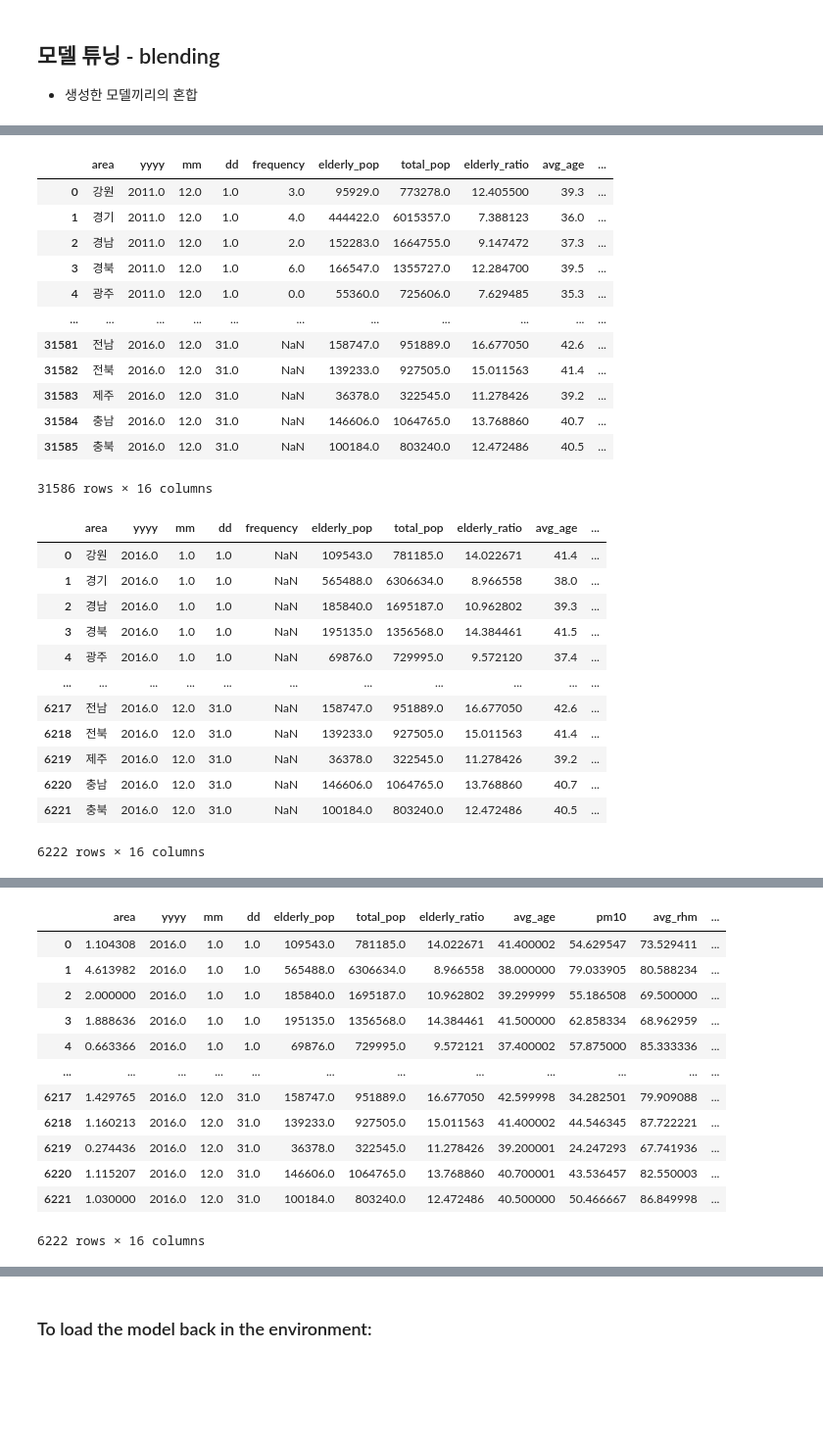
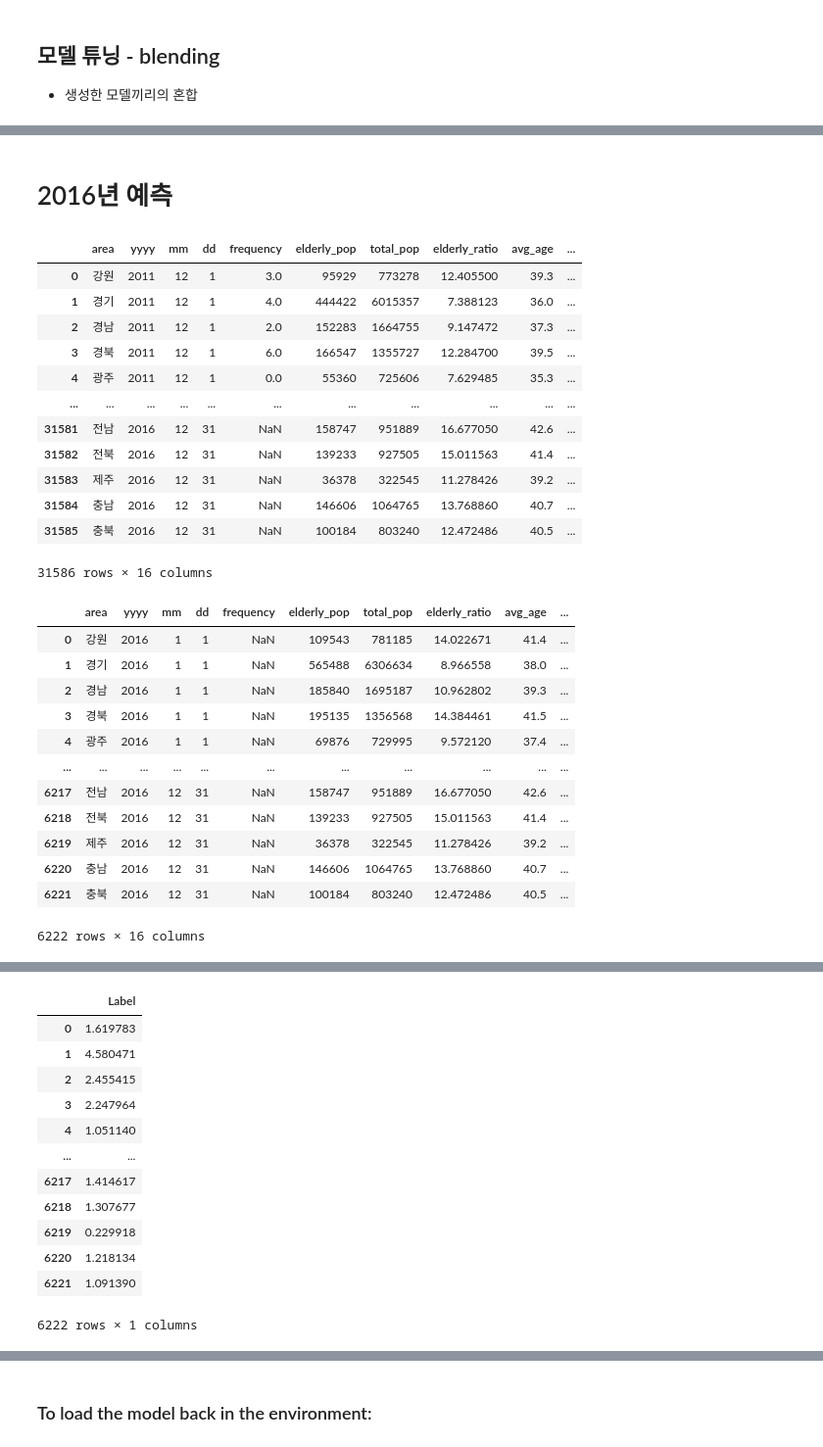
Before and after one commit to leech2193/weather_hospital_sowhat, a Jupyter notebook: 20220727_pycaret_studying_changhun.ipynb, the cells around one changed output, grey strips where cells are left out. Shown at 98% size. Drawn from its saved outputs; the diff is of its cells as text; code cells hidden in the pictures; blank space fills up the shorter version.

```diff
--- a/20220727_pycaret_studying_changhun.ipynb
+++ b/20220727_pycaret_studying_changhun.ipynb
@@ -287,38 +203,40 @@ dataset2
+# %% [markdown]
+# 2016년 예측
 # %%
-dataset3 = pd.read_csv('./hospital_male_0726_test.csv', encoding='cp949')
-dataset3.drop(columns=['Unnamed: 0.1', 'Unnamed: 0'], inplace=True)
+dataset3 = pd.read_csv('./hospital_male_0726_test.csv', encoding='cp949') #이 csv 파일은 2016년 데이터까지 포함한 것
+dataset3.drop(columns=['Unnamed: 0'], inplace=True)
 dataset3 = dataset3[['area','yyyy','mm','dd','frequency','elderly_pop','total_pop','elderly_ratio','avg_age','pm10','avg_rhm','rhm_min_avg_dif','avg_ta','min_max_Ta','avg_ps','min_max_ps']]
 dataset3
 # %% [output]
 |  | area | yyyy | mm | dd | frequency | elderly_pop | total_pop | elderly_ratio | avg_age | ... |
-| 0 | 강원 | 2011.0 | 12.0 | 1.0 | 3.0 | 95929.0 | 773278.0 | 12.405500 | 39.3 | ... |
-| 1 | 경기 | 2011.0 | 12.0 | 1.0 | 4.0 | 444422.0 | 6015357.0 | 7.388123 | 36.0 | ... |
-| 2 | 경남 | 2011.0 | 12.0 | 1.0 | 2.0 | 152283.0 | 1664755.0 | 9.147472 | 37.3 | ... |
-| 3 | 경북 | 2011.0 | 12.0 | 1.0 | 6.0 | 166547.0 | 1355727.0 | 12.284700 | 39.5 | ... |
-| 4 | 광주 | 2011.0 | 12.0 | 1.0 | 0.0 | 55360.0 | 725606.0 | 7.629485 | 35.3 | ... |
+| 0 | 강원 | 2011 | 12 | 1 | 3.0 | 95929 | 773278 | 12.405500 | 39.3 | ... |
+| 1 | 경기 | 2011 | 12 | 1 | 4.0 | 444422 | 6015357 | 7.388123 | 36.0 | ... |
+| 2 | 경남 | 2011 | 12 | 1 | 2.0 | 152283 | 1664755 | 9.147472 | 37.3 | ... |
+| 3 | 경북 | 2011 | 12 | 1 | 6.0 | 166547 | 1355727 | 12.284700 | 39.5 | ... |
+| 4 | 광주 | 2011 | 12 | 1 | 0.0 | 55360 | 725606 | 7.629485 | 35.3 | ... |
 | ... | ... | ... | ... | ... | ... | ... | ... | ... | ... | ... |
-| 31581 | 전남 | 2016.0 | 12.0 | 31.0 | NaN | 158747.0 | 951889.0 | 16.677050 | 42.6 | ... |
-| 31582 | 전북 | 2016.0 | 12.0 | 31.0 | NaN | 139233.0 | 927505.0 | 15.011563 | 41.4 | ... |
-| 31583 | 제주 | 2016.0 | 12.0 | 31.0 | NaN | 36378.0 | 322545.0 | 11.278426 | 39.2 | ... |
-| 31584 | 충남 | 2016.0 | 12.0 | 31.0 | NaN | 146606.0 | 1064765.0 | 13.768860 | 40.7 | ... |
-| 31585 | 충북 | 2016.0 | 12.0 | 31.0 | NaN | 100184.0 | 803240.0 | 12.472486 | 40.5 | ... |
+| 31581 | 전남 | 2016 | 12 | 31 | NaN | 158747 | 951889 | 16.677050 | 42.6 | ... |
+| 31582 | 전북 | 2016 | 12 | 31 | NaN | 139233 | 927505 | 15.011563 | 41.4 | ... |
+| 31583 | 제주 | 2016 | 12 | 31 | NaN | 36378 | 322545 | 11.278426 | 39.2 | ... |
+| 31584 | 충남 | 2016 | 12 | 31 | NaN | 146606 | 1064765 | 13.768860 | 40.7 | ... |
+| 31585 | 충북 | 2016 | 12 | 31 | NaN | 100184 | 803240 | 12.472486 | 40.5 | ... |
 31586 rows × 16 columns
 # %%
-dataset4 = dataset3[dataset3['yyyy'].astype(str).str.contains('2016.0')].reset_index(drop=True)
+dataset4 = dataset3[dataset3['yyyy'].astype(str).str.contains('2016')].reset_index(drop=True)#2016년만 추출
 dataset4
 # %% [output]
 |  | area | yyyy | mm | dd | frequency | elderly_pop | total_pop | elderly_ratio | avg_age | ... |
-| 0 | 강원 | 2016.0 | 1.0 | 1.0 | NaN | 109543.0 | 781185.0 | 14.022671 | 41.4 | ... |
-| 1 | 경기 | 2016.0 | 1.0 | 1.0 | NaN | 565488.0 | 6306634.0 | 8.966558 | 38.0 | ... |
-| 2 | 경남 | 2016.0 | 1.0 | 1.0 | NaN | 185840.0 | 1695187.0 | 10.962802 | 39.3 | ... |
-| 3 | 경북 | 2016.0 | 1.0 | 1.0 | NaN | 195135.0 | 1356568.0 | 14.384461 | 41.5 | ... |
-| 4 | 광주 | 2016.0 | 1.0 | 1.0 | NaN | 69876.0 | 729995.0 | 9.572120 | 37.4 | ... |
+| 0 | 강원 | 2016 | 1 | 1 | NaN | 109543 | 781185 | 14.022671 | 41.4 | ... |
+| 1 | 경기 | 2016 | 1 | 1 | NaN | 565488 | 6306634 | 8.966558 | 38.0 | ... |
+| 2 | 경남 | 2016 | 1 | 1 | NaN | 185840 | 1695187 | 10.962802 | 39.3 | ... |
+| 3 | 경북 | 2016 | 1 | 1 | NaN | 195135 | 1356568 | 14.384461 | 41.5 | ... |
+| 4 | 광주 | 2016 | 1 | 1 | NaN | 69876 | 729995 | 9.572120 | 37.4 | ... |
 | ... | ... | ... | ... | ... | ... | ... | ... | ... | ... | ... |
-| 6217 | 전남 | 2016.0 | 12.0 | 31.0 | NaN | 158747.0 | 951889.0 | 16.677050 | 42.6 | ... |
-| 6218 | 전북 | 2016.0 | 12.0 | 31.0 | NaN | 139233.0 | 927505.0 | 15.011563 | 41.4 | ... |
-| 6219 | 제주 | 2016.0 | 12.0 | 31.0 | NaN | 36378.0 | 322545.0 | 11.278426 | 39.2 | ... |
-| 6220 | 충남 | 2016.0 | 12.0 | 31.0 | NaN | 146606.0 | 1064765.0 | 13.768860 | 40.7 | ... |
-| 6221 | 충북 | 2016.0 | 12.0 | 31.0 | NaN | 100184.0 | 803240.0 | 12.472486 | 40.5 | ... |
+| 6217 | 전남 | 2016 | 12 | 31 | NaN | 158747 | 951889 | 16.677050 | 42.6 | ... |
+| 6218 | 전북 | 2016 | 12 | 31 | NaN | 139233 | 927505 | 15.011563 | 41.4 | ... |
+| 6219 | 제주 | 2016 | 12 | 31 | NaN | 36378 | 322545 | 11.278426 | 39.2 | ... |
+| 6220 | 충남 | 2016 | 12 | 31 | NaN | 146606 | 1064765 | 13.768860 | 40.7 | ... |
+| 6221 | 충북 | 2016 | 12 | 31 | NaN | 100184 | 803240 | 12.472486 | 40.5 | ... |
 6222 rows × 16 columns
 # %%
 dataset5 = dataset4.drop(columns=['frequency'])
@@ -328,21 +246,21 @@ prediction = predict_model(final_model, data = dataset5)
 # %% [output]
 [interactive output not drawn]
 # %%
-prediction
+prediction[['Label']]
 # %% [output]
-|  | area | yyyy | mm | dd | elderly_pop | total_pop | elderly_ratio | avg_age | pm10 | avg_rhm | ... |
-| 0 | 1.104308 | 2016.0 | 1.0 | 1.0 | 109543.0 | 781185.0 | 14.022671 | 41.400002 | 54.629547 | 73.529411 | ... |
-| 1 | 4.613982 | 2016.0 | 1.0 | 1.0 | 565488.0 | 6306634.0 | 8.966558 | 38.000000 | 79.033905 | 80.588234 | ... |
-| 2 | 2.000000 | 2016.0 | 1.0 | 1.0 | 185840.0 | 1695187.0 | 10.962802 | 39.299999 | 55.186508 | 69.500000 | ... |
-| 3 | 1.888636 | 2016.0 | 1.0 | 1.0 | 195135.0 | 1356568.0 | 14.384461 | 41.500000 | 62.858334 | 68.962959 | ... |
-| 4 | 0.663366 | 2016.0 | 1.0 | 1.0 | 69876.0 | 729995.0 | 9.572121 | 37.400002 | 57.875000 | 85.333336 | ... |
-| ... | ... | ... | ... | ... | ... | ... | ... | ... | ... | ... | ... |
-| 6217 | 1.429765 | 2016.0 | 12.0 | 31.0 | 158747.0 | 951889.0 | 16.677050 | 42.599998 | 34.282501 | 79.909088 | ... |
-| 6218 | 1.160213 | 2016.0 | 12.0 | 31.0 | 139233.0 | 927505.0 | 15.011563 | 41.400002 | 44.546345 | 87.722221 | ... |
-| 6219 | 0.274436 | 2016.0 | 12.0 | 31.0 | 36378.0 | 322545.0 | 11.278426 | 39.200001 | 24.247293 | 67.741936 | ... |
-| 6220 | 1.115207 | 2016.0 | 12.0 | 31.0 | 146606.0 | 1064765.0 | 13.768860 | 40.700001 | 43.536457 | 82.550003 | ... |
-| 6221 | 1.030000 | 2016.0 | 12.0 | 31.0 | 100184.0 | 803240.0 | 12.472486 | 40.500000 | 50.466667 | 86.849998 | ... |
+|  | Label |
+| 0 | 1.619783 |
+| 1 | 4.580471 |
+| 2 | 2.455415 |
+| 3 | 2.247964 |
+| 4 | 1.051140 |
+| ... | ... |
+| 6217 | 1.414617 |
+| 6218 | 1.307677 |
+| 6219 | 0.229918 |
+| 6220 | 1.218134 |
+| 6221 | 1.091390 |
-6222 rows × 16 columns
+6222 rows × 1 columns
 # %%
 save_model(final_model, 'my_best_pipeline')
 # %% [output]
```
Also changed, not shown: parts of 26 cells of this notebook.
